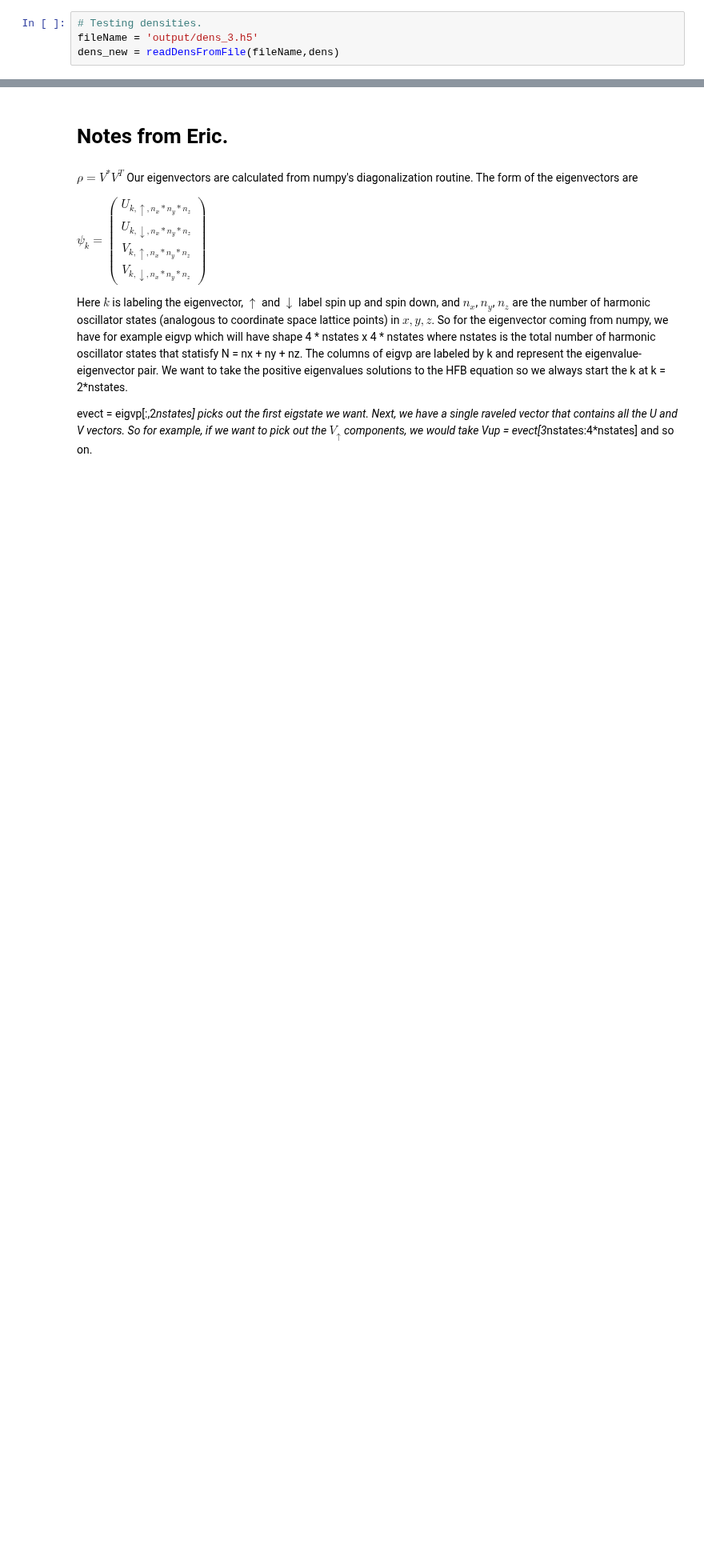
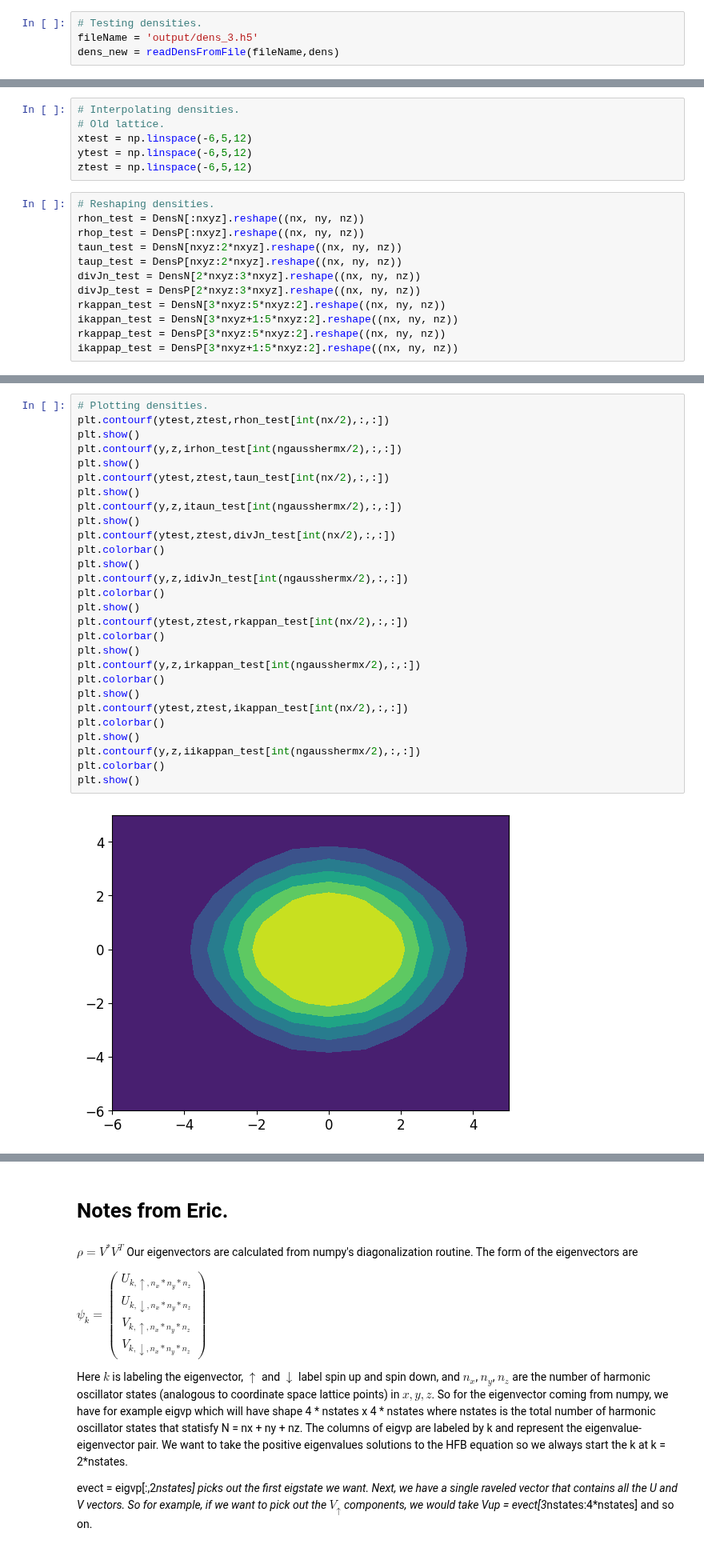
Before and after one commit to ia4021/harmonic3dhfb, a Jupyter notebook: harmonic3dhfb_v2.ipynb, the cells around one changed output, grey strips where cells are left out. Shown at 80% size. Cells and saved outputs as stored; diff of their text form; blank space fills up the shorter version.

```diff
--- a/harmonic3dhfb_v2.ipynb
+++ b/harmonic3dhfb_v2.ipynb
@@ -1506,0 +1520,18 @@ plt.colorbar()
+# %%
+# Interpolating densities.
+# Old lattice.
+xtest = np.linspace(-6,5,12)
+ytest = np.linspace(-6,5,12)
+ztest = np.linspace(-6,5,12)
+# %%
+# Reshaping densities.
+rhon_test = DensN[:nxyz].reshape((nx, ny, nz))
+rhop_test = DensP[:nxyz].reshape((nx, ny, nz))
+taun_test = DensN[nxyz:2*nxyz].reshape((nx, ny, nz))
+taup_test = DensP[nxyz:2*nxyz].reshape((nx, ny, nz))
+divJn_test = DensN[2*nxyz:3*nxyz].reshape((nx, ny, nz))
+divJp_test = DensP[2*nxyz:3*nxyz].reshape((nx, ny, nz))
+rkappan_test = DensN[3*nxyz:5*nxyz:2].reshape((nx, ny, nz))
+ikappan_test = DensN[3*nxyz+1:5*nxyz:2].reshape((nx, ny, nz))
+rkappap_test = DensP[3*nxyz:5*nxyz:2].reshape((nx, ny, nz))
+ikappap_test = DensP[3*nxyz+1:5*nxyz:2].reshape((nx, ny, nz))
@@ -1506,0 +1566,30 @@ plt.colorbar()
+# %%
+# Plotting densities.
+plt.contourf(ytest,ztest,rhon_test[int(nx/2),:,:])
+plt.show()
+plt.contourf(y,z,irhon_test[int(ngausshermx/2),:,:])
+plt.show()
+plt.contourf(ytest,ztest,taun_test[int(nx/2),:,:])
+plt.show()
+plt.contourf(y,z,itaun_test[int(ngausshermx/2),:,:])
+plt.show()
+plt.contourf(ytest,ztest,divJn_test[int(nx/2),:,:])
+plt.colorbar()
+plt.show()
+plt.contourf(y,z,idivJn_test[int(ngausshermx/2),:,:])
+plt.colorbar()
+plt.show()
+plt.contourf(ytest,ztest,rkappan_test[int(nx/2),:,:])
+plt.colorbar()
+plt.show()
+plt.contourf(y,z,irkappan_test[int(ngausshermx/2),:,:])
+plt.colorbar()
+plt.show()
+plt.contourf(ytest,ztest,ikappan_test[int(nx/2),:,:])
+plt.colorbar()
+plt.show()
+plt.contourf(y,z,iikappan_test[int(ngausshermx/2),:,:])
+plt.colorbar()
+plt.show()
+# %% [output]
+[figure, added]
```
Also changed, not shown: parts of 27 cells of this notebook.
